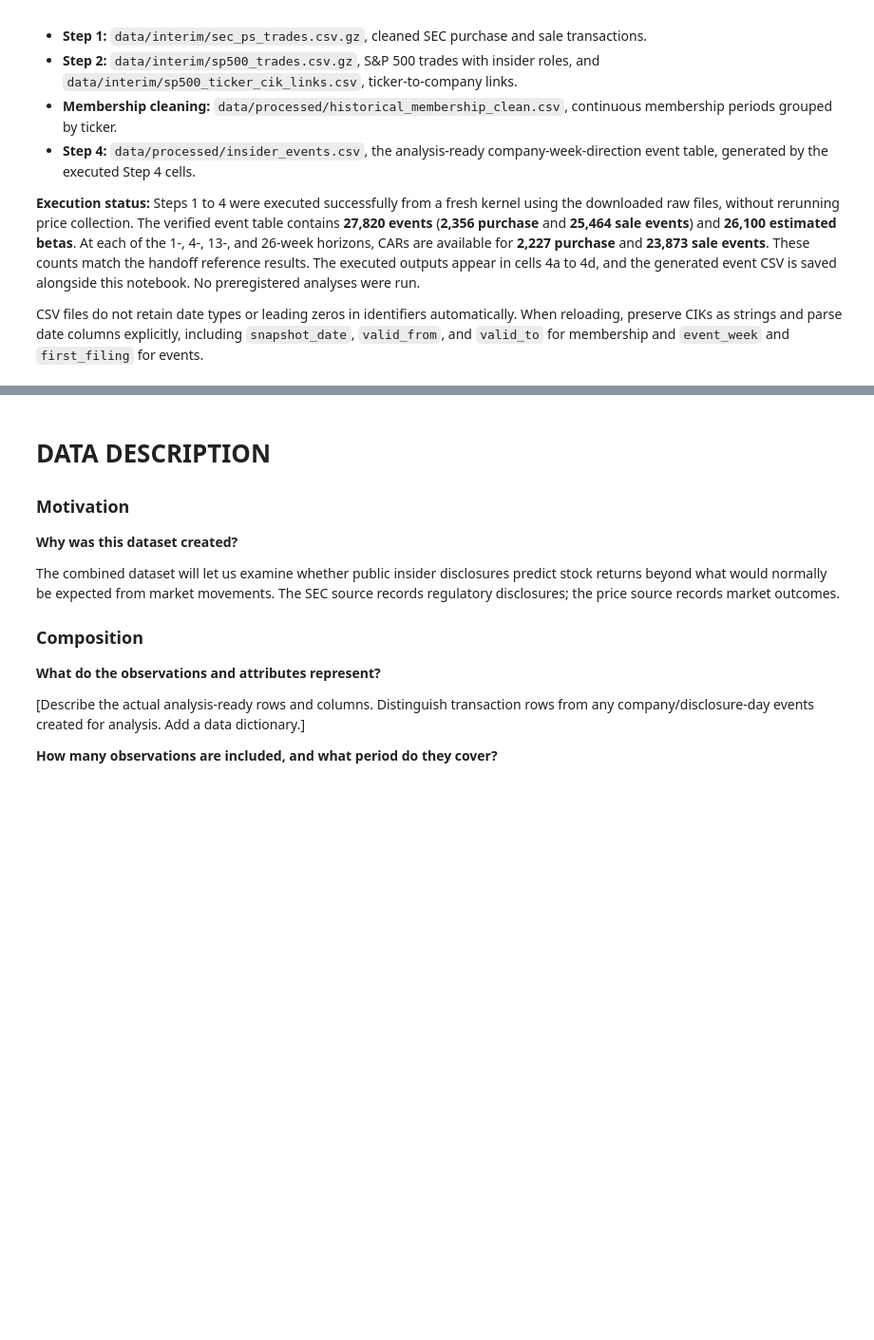
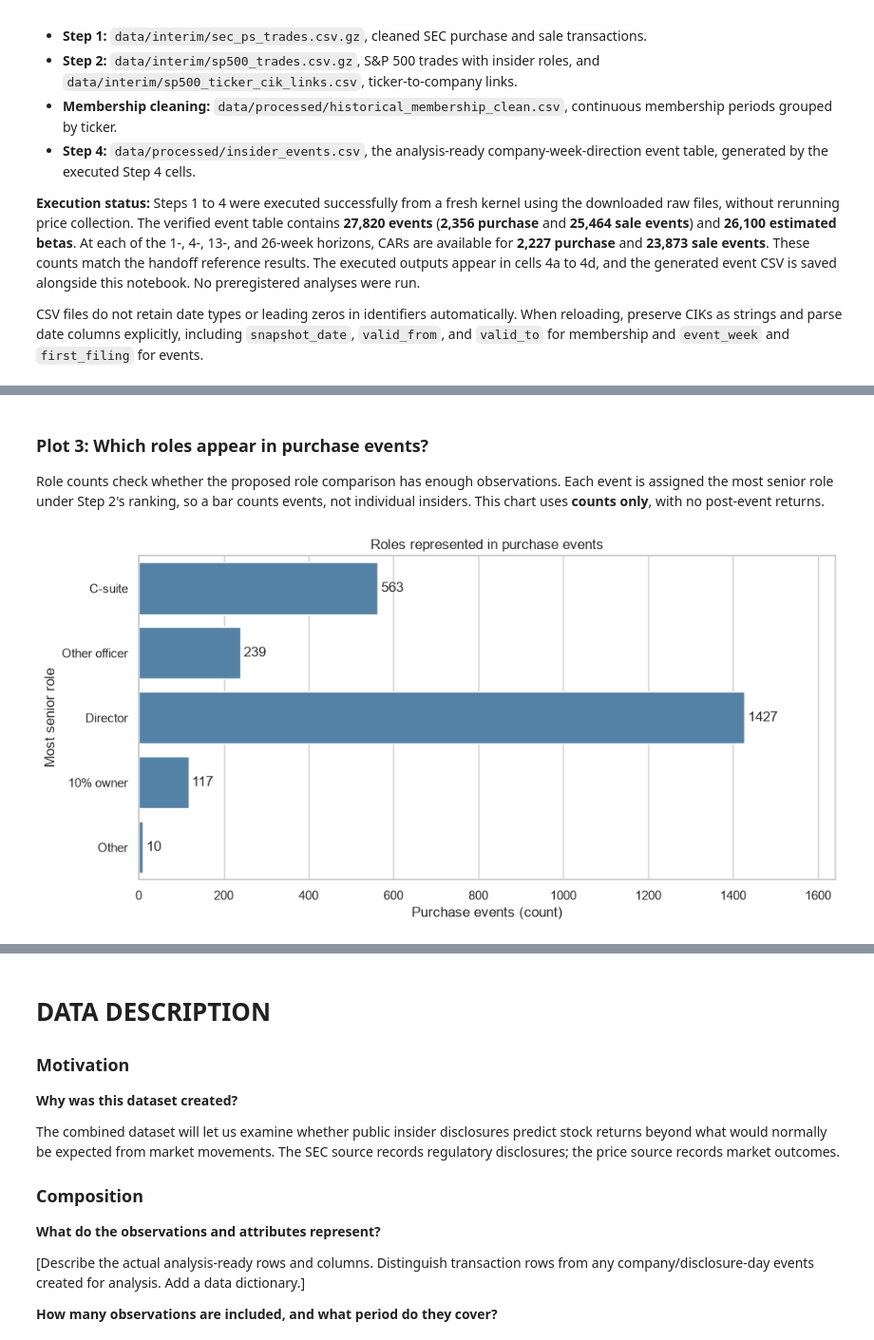
Before and after one commit to Vansh-Kakra/DSproject, a Jupyter notebook: insider-trading-phase2/phase2_insider_trading.ipynb, the cells around one changed output, grey strips where cells are left out. Shown at 95% size. Saved outputs shown, nothing was run; the diff lists cells and outputs as text; code cells hidden in the pictures; blank space fills up the shorter version.

```diff
--- a/insider-trading-phase2/phase2_insider_trading.ipynb
+++ b/insider-trading-phase2/phase2_insider_trading.ipynb
@@ -1135,0 +1259,17 @@ questions or dataset description should change based on what the EDA reveals.]
+# %% [markdown]
+### Plot 3: Which roles appear in purchase events?
+
+Role counts check whether the proposed role comparison has enough observations. Each event is assigned the most senior role under Step 2's ranking, so a bar counts events, not individual insiders. This chart uses **counts only**, with no post-event returns.
+# %%
+# 5e. Count purchase events by their most senior recorded insider role.
+fig, ax = plt.subplots(figsize=(10, 5))
+role_order = ["C-suite", "Other officer", "Director", "10% owner", "Other"]
+sns.countplot(data=purchase_events, y="role", order=role_order, color="steelblue", ax=ax)
+for container in ax.containers:
+    ax.bar_label(container, padding=3)
+ax.set(title="Roles represented in purchase events", xlabel="Purchase events (count)", ylabel="Most senior role")
+ax.set_xlim(0, purchase_events["role"].value_counts().max() * 1.15)
+fig.tight_layout()
+plt.show()
+# %% [output]
+[figure, added]
```
Also changed, not shown: parts of 31 cells of this notebook.
